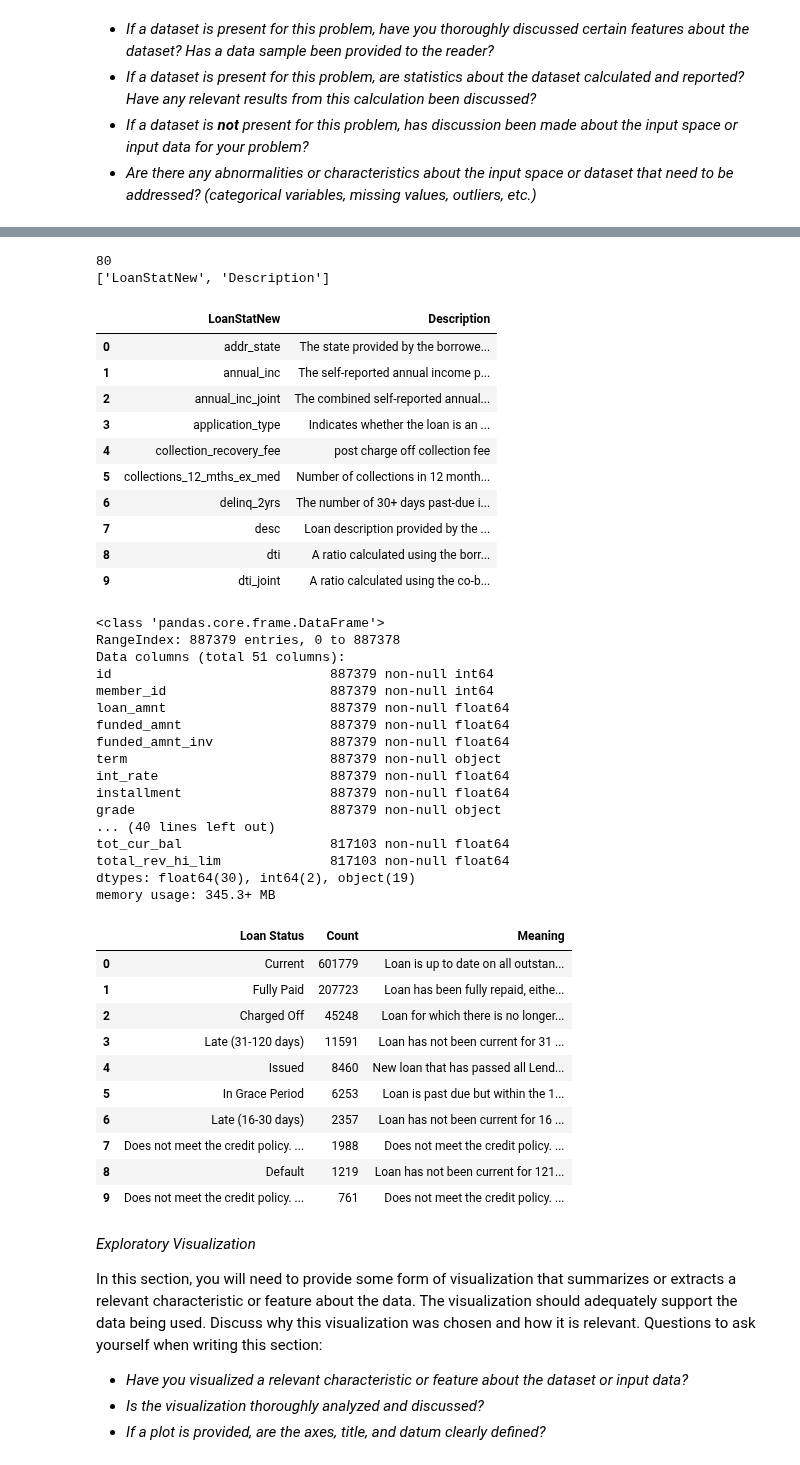
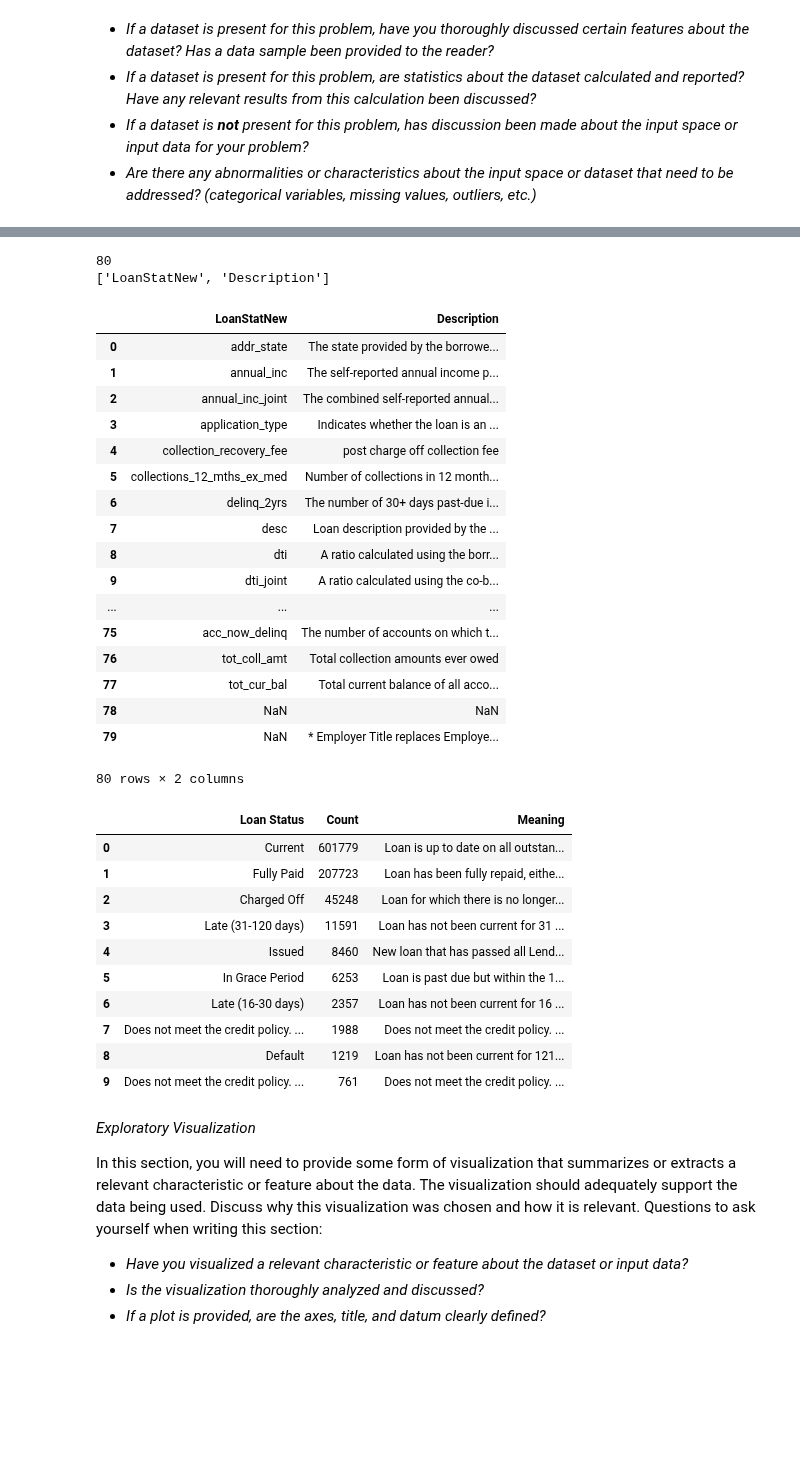
Before and after one commit to Vaultica/Projects, a Jupyter notebook: machine-learning/projects/capstone/Lending Club Capstone Project Notebook.ipynb, the cells around one changed output, grey strips where cells are left out. Saved outputs shown, nothing was run; the diff lists cells and outputs as text; code cells hidden in the pictures; blank space fills up the shorter version.

```diff
--- a/machine-learning/projects/capstone/Lending Club Capstone Project Notebook.ipynb
+++ b/machine-learning/projects/capstone/Lending Club Capstone Project Notebook.ipynb
@@ -81,25 +129,32 @@ Average length of Description Text 239.9646271889803
 # %%
 data_dictionary = pd.read_excel('/Users/sergeboo/Projects/machine-learning/kaggle/lending-club/LCDataDictionary.xlsx')
 
 print(data_dictionary.shape[0])
 print(data_dictionary.columns.tolist())
 
 data_dictionary.rename(columns={'LoanStatNew': 'name',
                                 'Description': 'description'})
-data_dictionary.head(10)
+data_dictionary.
 # %% [output]
 80
 ['LoanStatNew', 'Description']
 |  | LoanStatNew | Description |
 | 0 | addr_state | The state provided by the borrowe... |
 | 1 | annual_inc | The self-reported annual income p... |
 | 2 | annual_inc_joint | The combined self-reported annual... |
 | 3 | application_type | Indicates whether the loan is an ... |
 | 4 | collection_recovery_fee | post charge off collection fee |
 | 5 | collections_12_mths_ex_med | Number of collections in 12 month... |
 | 6 | delinq_2yrs | The number of 30+ days past-due i... |
 | 7 | desc | Loan description provided by the ... |
 | 8 | dti | A ratio calculated using the borr... |
 | 9 | dti_joint | A ratio calculated using the co-b... |
+| ... | ... | ... |
+| 75 | acc_now_delinq | The number of accounts on which t... |
+| 76 | tot_coll_amt | Total collection amounts ever owed |
+| 77 | tot_cur_bal | Total current balance of all acco... |
+| 78 | NaN | NaN |
+| 79 | NaN | * Employer Title replaces Employe... |
+80 rows × 2 columns
 # %%
 categorical_cols = ['grade', 'sub_grade', 'purpose', 'loan_status', 'home_ownership', 'emp_length', 'application_type']
@@ -122,7 +177,7 @@ print(df[desc_cols].head(30))
 half_count = len(df) / 2
 df_loans = df.dropna(thresh=half_count, axis=1) # Drop any column with more than 50% missing values
 df_loans = df_loans.drop(['url','title'], axis=1)      # These columns are not useful for our purpose
-df_loans.info()
+#df_loans.info()
 
 status_meaning = [
     "Loan is up to date on all outstanding payments.",
@@ -144,23 +199,6 @@ pd.set_option('display.max_colwidth', 255)
 
 loan_statuses_explanation
 # %% [output]
-<class 'pandas.core.frame.DataFrame'>
-RangeIndex: 887379 entries, 0 to 887378
-Data columns (total 51 columns):
-id                            887379 non-null int64
-member_id                     887379 non-null int64
-loan_amnt                     887379 non-null float64
-funded_amnt                   887379 non-null float64
-funded_amnt_inv               887379 non-null float64
-term                          887379 non-null object
-int_rate                      887379 non-null float64
-installment                   887379 non-null float64
-grade                         887379 non-null object
-... (40 lines left out)
-tot_cur_bal                   817103 non-null float64
-total_rev_hi_lim              817103 non-null float64
-dtypes: float64(30), int64(2), object(19)
-memory usage: 345.3+ MB
 |  | Loan Status | Count | Meaning |
 | 0 | Current | 601779 | Loan is up to date on all outstan... |
 | 1 | Fully Paid | 207723 | Loan has been fully repaid, eithe... |
```
Also changed, not shown: parts of 36 cells of this notebook.
